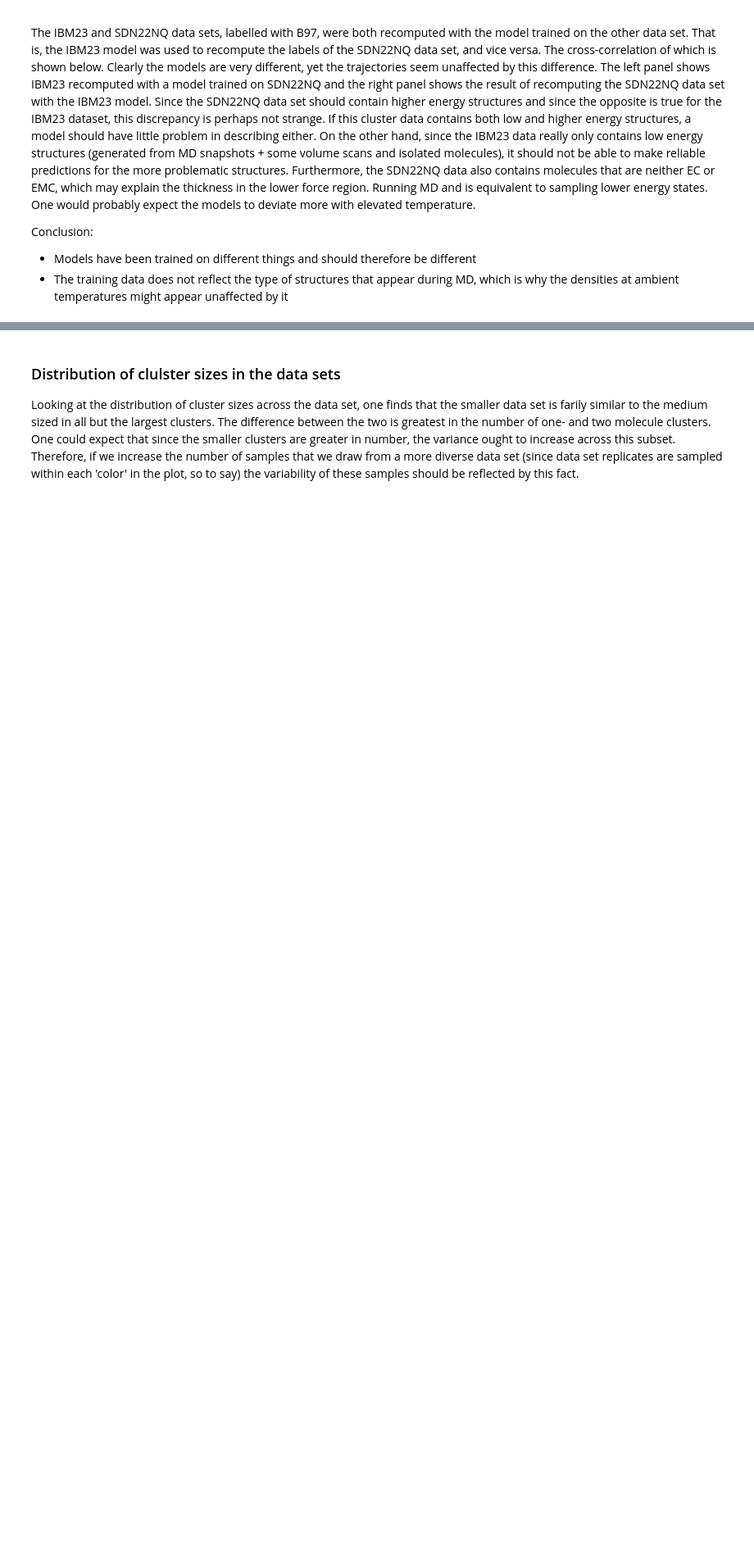
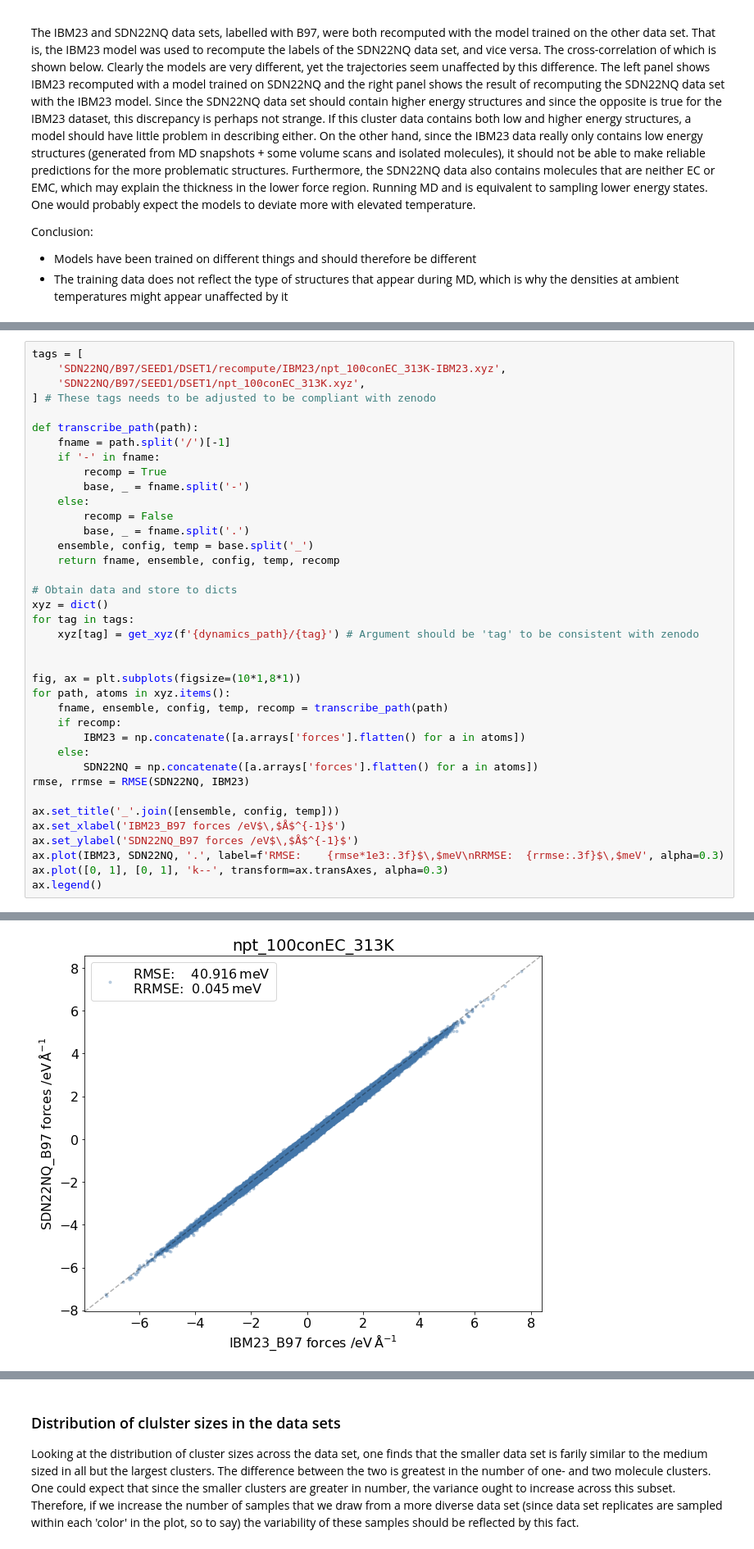
Before and after one commit to imagdau/EC-EMC_diffusion_DFT-MLIP-Data_comparison, a Jupyter notebook: for_paper.ipynb, the cells around one changed output, grey strips where cells are left out. Shown at 82% size. Saved outputs shown, nothing was run; the diff lists cells and outputs as text; blank space fills up the shorter version.

```diff
--- a/for_paper.ipynb
+++ b/for_paper.ipynb
@@ -473,0 +480,39 @@ for i, k in enumerate(xyz):
+# %%
+tags = [
+    'SDN22NQ/B97/SEED1/DSET1/recompute/IBM23/npt_100conEC_313K-IBM23.xyz',
+    'SDN22NQ/B97/SEED1/DSET1/npt_100conEC_313K.xyz',
+] # These tags needs to be adjusted to be compliant with zenodo
+
+def transcribe_path(path):
+    fname = path.split('/')[-1]
+    if '-' in fname:
+        recomp = True
+        base, _ = fname.split('-')
+    else:
+        recomp = False
+        base, _ = fname.split('.')
+    ensemble, config, temp = base.split('_')
+    return fname, ensemble, config, temp, recomp
+
+# Obtain data and store to dicts
+xyz = dict()
+for tag in tags:
+    xyz[tag] = get_xyz(f'{dynamics_path}/{tag}') # Argument should be 'tag' to be consistent with zenodo
+
+
+fig, ax = plt.subplots(figsize=(10*1,8*1))
+for path, atoms in xyz.items():
+    fname, ensemble, config, temp, recomp = transcribe_path(path)
+    if recomp:
+        IBM23 = np.concatenate([a.arrays['forces'].flatten() for a in atoms])
+    else:
+        SDN22NQ = np.concatenate([a.arrays['forces'].flatten() for a in atoms])
+rmse, rrmse = RMSE(SDN22NQ, IBM23)
+
+ax.set_title('_'.join([ensemble, config, temp]))
+ax.set_xlabel('IBM23_B97 forces /eV$\,$Å$^{-1}$')
+ax.set_ylabel('SDN22NQ_B97 forces /eV$\,$Å$^{-1}$')
+ax.plot(IBM23, SDN22NQ, '.', label=f'RMSE:    {rmse*1e3:.3f}$\,$meV\nRRMSE:  {rrmse:.3f}$\,$meV', alpha=0.3)
+ax.plot([0, 1], [0, 1], 'k--', transform=ax.transAxes, alpha=0.3)
+ax.legend()
+# %% [output]
@@ -473,0 +520 @@ for i, k in enumerate(xyz):
+[figure, added]
```
Also changed, not shown: parts of 24 cells of this notebook.
